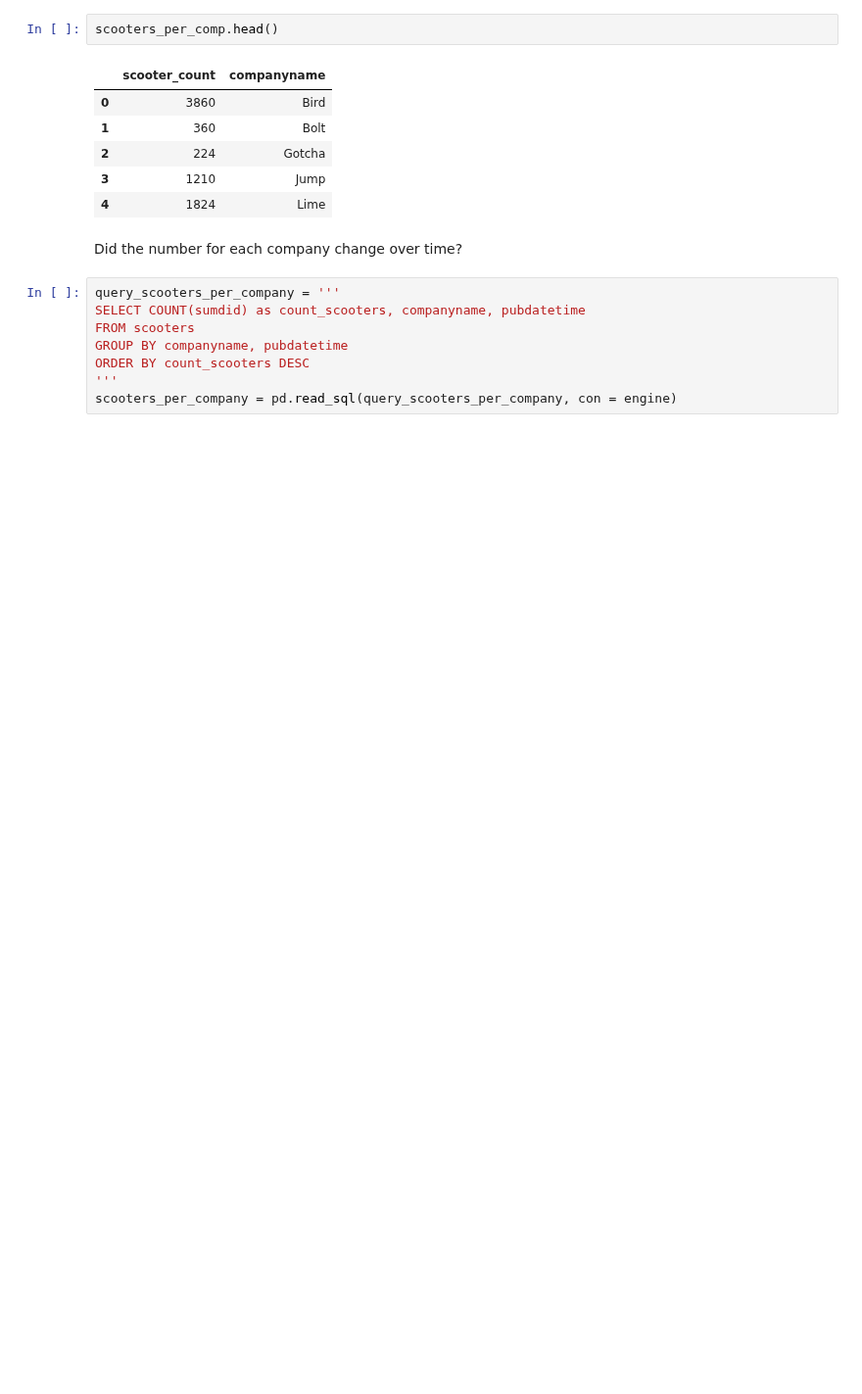
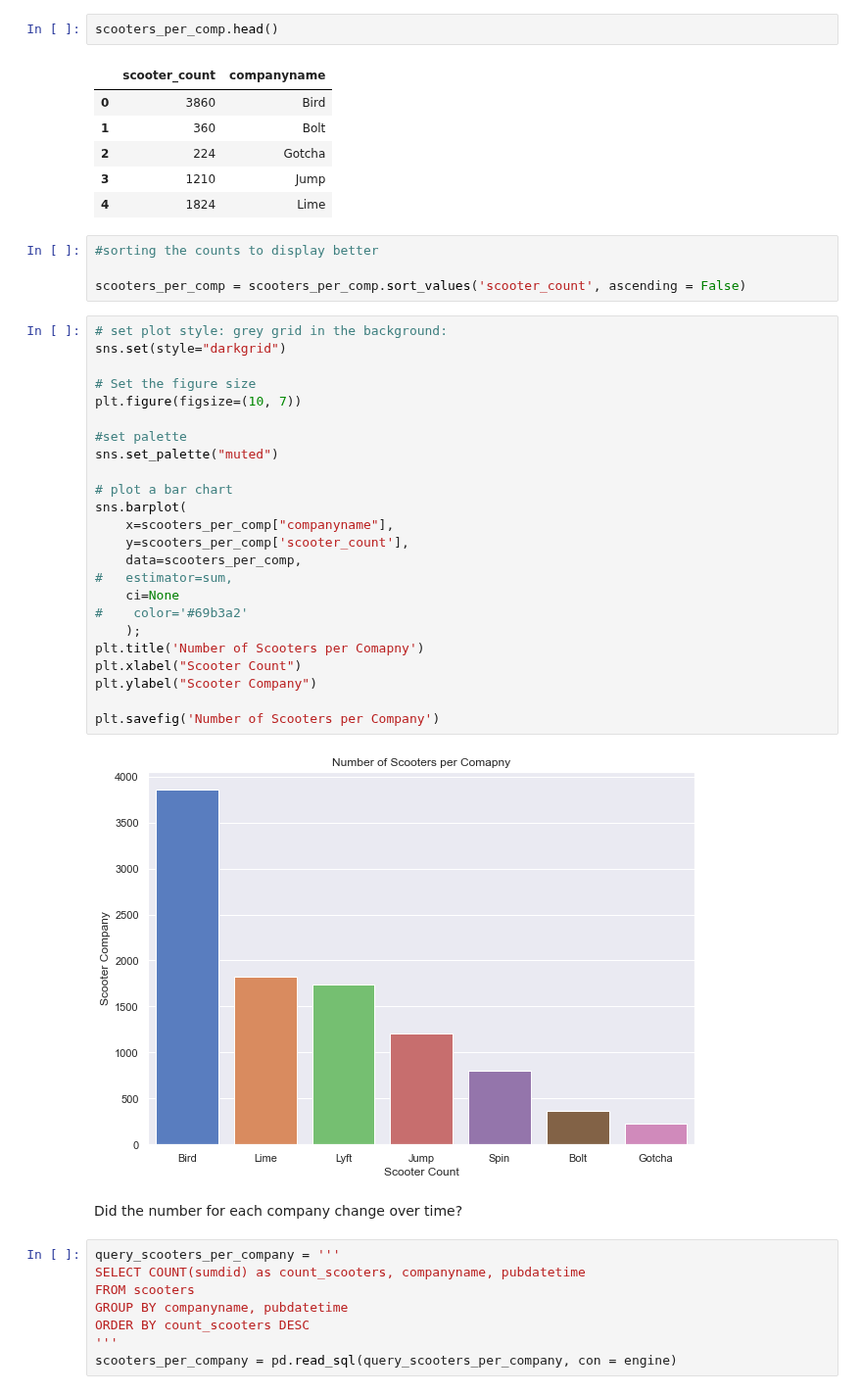
Before and after one commit to NSS-Data-Analytics-Cohort-10/scooters-group-2, a Jupyter notebook: notebooks/scooters.ipynb, the cells around one changed output. Shown at 98% size. Drawn from its saved outputs; the diff is of its cells as text; blank space fills up the shorter version.

```diff
--- a/notebooks/scooters.ipynb
+++ b/notebooks/scooters.ipynb
@@ -312,6 +313,36 @@ scooters_per_comp.head()
 | 2 | 224 | Gotcha |
 | 3 | 1210 | Jump |
 | 4 | 1824 | Lime |
+# %%
+#sorting the counts to display better
+
+scooters_per_comp = scooters_per_comp.sort_values('scooter_count', ascending = False)
+# %%
+# set plot style: grey grid in the background:
+sns.set(style="darkgrid")
+
+# Set the figure size
+plt.figure(figsize=(10, 7))
+
+#set palette
+sns.set_palette("muted")
+
+# plot a bar chart
+sns.barplot(
+    x=scooters_per_comp["companyname"],
+    y=scooters_per_comp['scooter_count'],
+    data=scooters_per_comp,
+#   estimator=sum,
+    ci=None
+#    color='#69b3a2'
+    );
+plt.title('Number of Scooters per Comapny')
+plt.xlabel("Scooter Count")
+plt.ylabel("Scooter Company")
+
+plt.savefig('Number of Scooters per Company')
+# %% [output]
+[figure, added]
 # %% [markdown]
 Did the number for each company change over time?
 # %%
```
Also changed, not shown: parts of 10 cells of this notebook, 1 other file.
